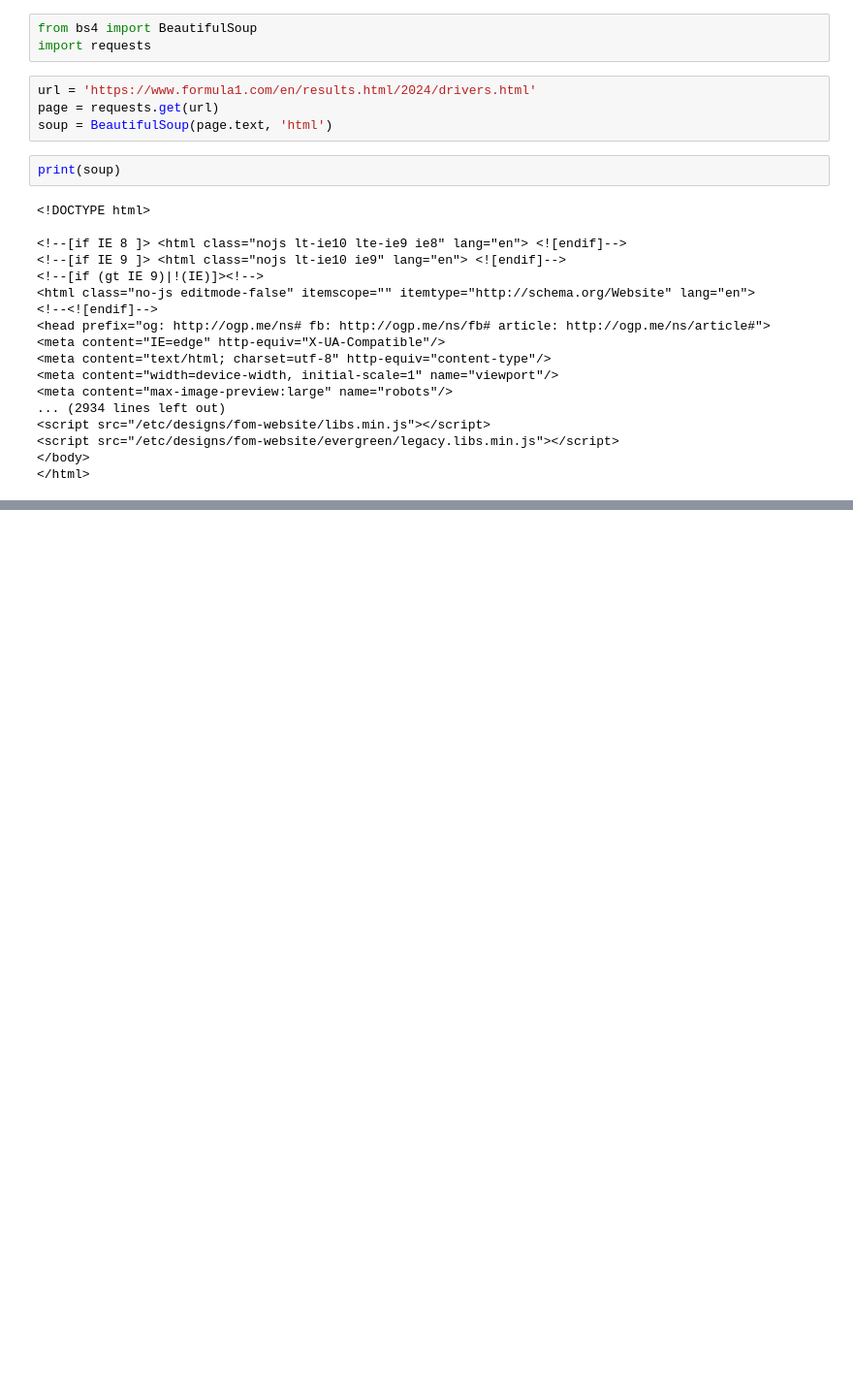
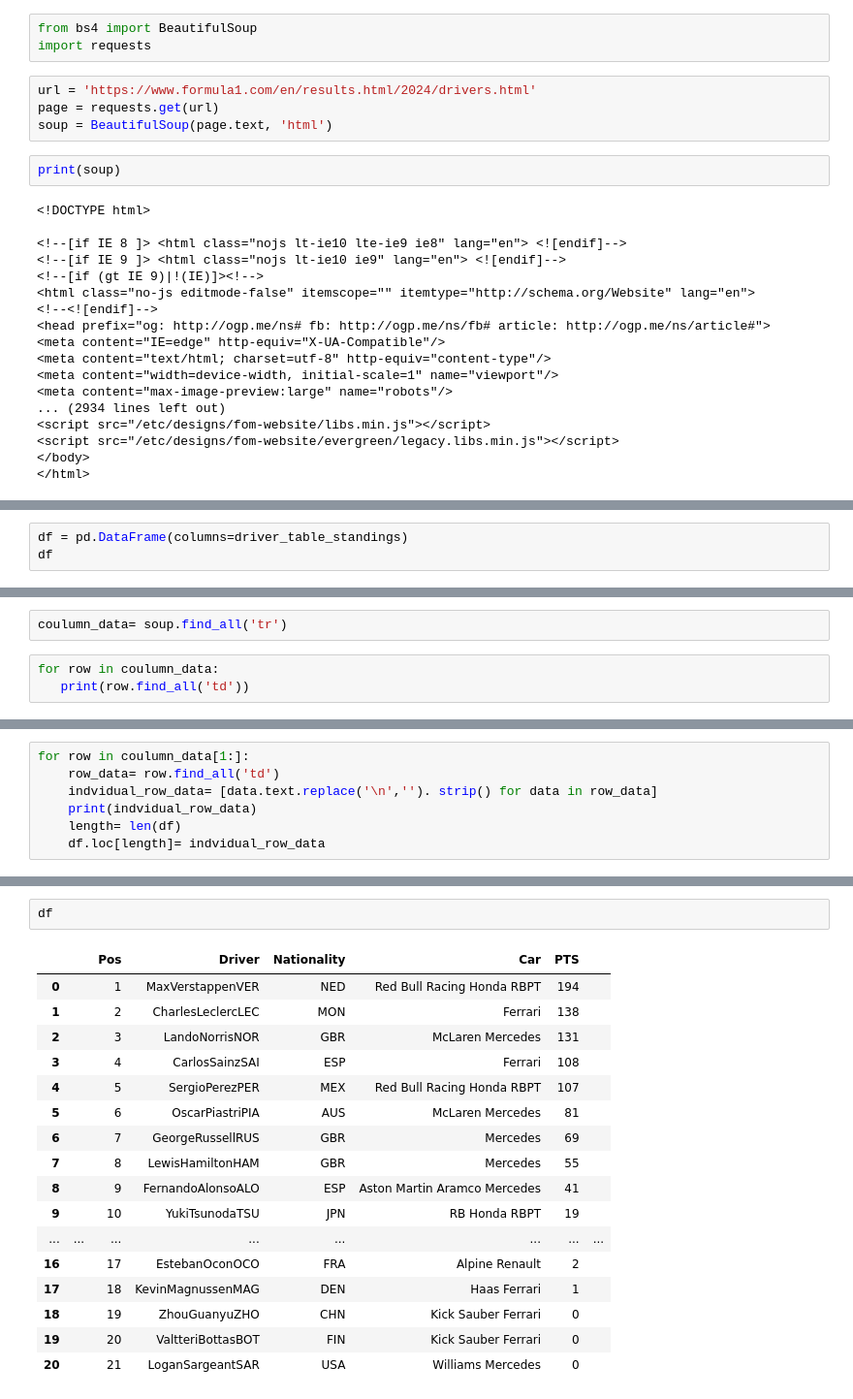
Before and after one commit to JADiPietro/F1-Driver-standings-, a Jupyter notebook: f1_Live_standings.ipynb, the cells around one changed output, grey strips where cells are left out. Shown: that part at 97% size. Cells and saved outputs as stored; diff of their text form; blank space fills up the shorter version.

```diff
--- a/f1_Live_standings.ipynb
+++ b/f1_Live_standings.ipynb
@@ -27,0 +119,3 @@ print(soup)
+# %%
+df = pd.DataFrame(columns=driver_table_standings)
+df
@@ -27,0 +144,5 @@ print(soup)
+# %%
+coulumn_data= soup.find_all('tr')
+# %%
+for row in coulumn_data:
+   print(row.find_all('td'))
@@ -27,0 +167,7 @@ print(soup)
+# %%
+for row in coulumn_data[1:]:
+    row_data= row.find_all('td')
+    indvidual_row_data= [data.text.replace('\n',''). strip() for data in row_data]
+    print(indvidual_row_data)
+    length= len(df)
+    df.loc[length]= indvidual_row_data
@@ -27,0 +192,20 @@ print(soup)
+# %%
+df
+# %% [output]
+|  |  | Pos | Driver | Nationality | Car | PTS |  |
+| 0 |  | 1 | MaxVerstappenVER | NED | Red Bull Racing Honda RBPT | 194 |  |
+| 1 |  | 2 | CharlesLeclercLEC | MON | Ferrari | 138 |  |
+| 2 |  | 3 | LandoNorrisNOR | GBR | McLaren Mercedes | 131 |  |
+| 3 |  | 4 | CarlosSainzSAI | ESP | Ferrari | 108 |  |
+| 4 |  | 5 | SergioPerezPER | MEX | Red Bull Racing Honda RBPT | 107 |  |
+| 5 |  | 6 | OscarPiastriPIA | AUS | McLaren Mercedes | 81 |  |
+| 6 |  | 7 | GeorgeRussellRUS | GBR | Mercedes | 69 |  |
+| 7 |  | 8 | LewisHamiltonHAM | GBR | Mercedes | 55 |  |
+| 8 |  | 9 | FernandoAlonsoALO | ESP | Aston Martin Aramco Mercedes | 41 |  |
+| 9 |  | 10 | YukiTsunodaTSU | JPN | RB Honda RBPT | 19 |  |
+| ... | ... | ... | ... | ... | ... | ... | ... |
+| 16 |  | 17 | EstebanOconOCO | FRA | Alpine Renault | 2 |  |
+| 17 |  | 18 | KevinMagnussenMAG | DEN | Haas Ferrari | 1 |  |
+| 18 |  | 19 | ZhouGuanyuZHO | CHN | Kick Sauber Ferrari | 0 |  |
+| 19 |  | 20 | ValtteriBottasBOT | FIN | Kick Sauber Ferrari | 0 |  |
+| 20 |  | 21 | LoganSargeantSAR | USA | Williams Mercedes | 0 |  |
```
Also changed, not shown: parts of 17 cells of this notebook, 2 other files.
